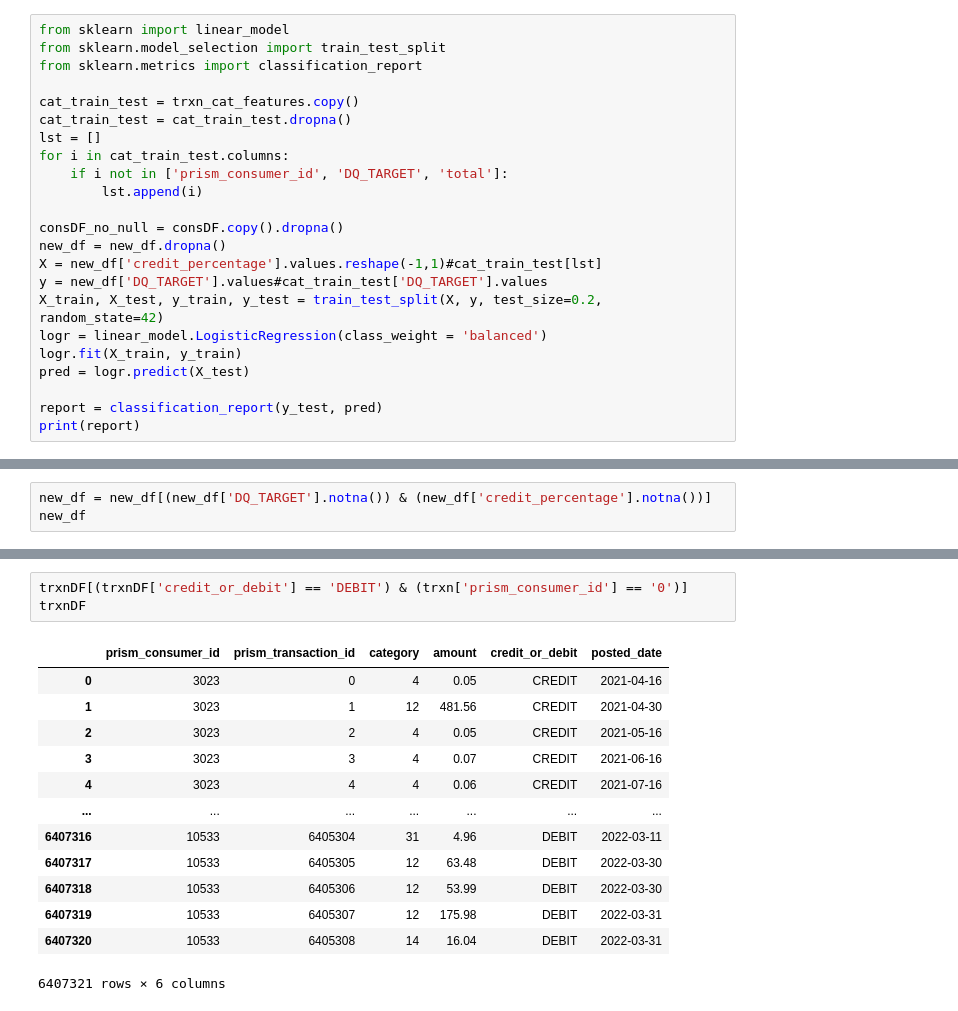
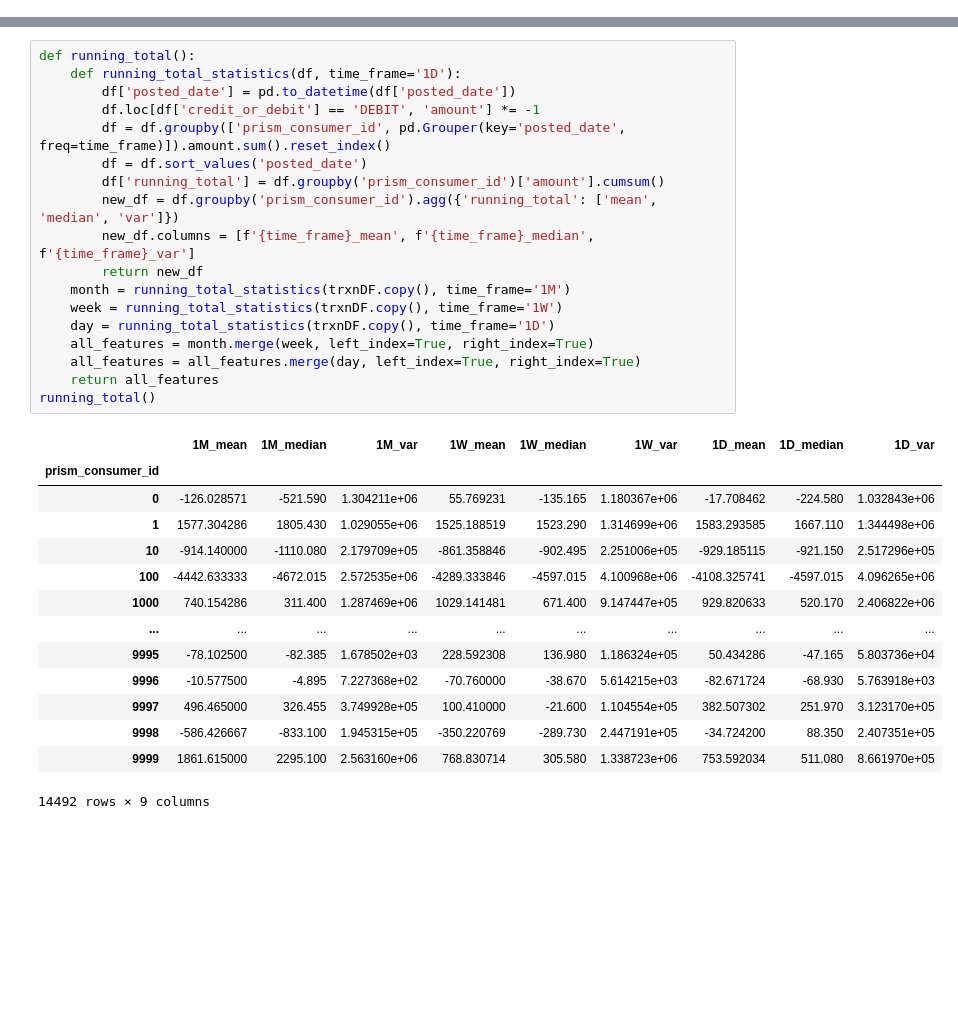
Before and after one commit to hillarychang/dsc180b-capstone-q2, a Jupyter notebook: src/notebooks/Jevan_feature_creation.ipynb, the cells around one changed output, grey strips where cells are left out. Cells and saved outputs as stored; diff of their text form; blank space fills up the shorter version.

```diff
--- a/src/notebooks/Jevan_feature_creation.ipynb
+++ b/src/notebooks/Jevan_feature_creation.ipynb
@@ -223,23 +77,0 @@ Name: SELF_TRANSFER, dtype: float64
-# %%
-from sklearn import linear_model
-from sklearn.model_selection import train_test_split
-from sklearn.metrics import classification_report
-
-cat_train_test = trxn_cat_features.copy()
-cat_train_test = cat_train_test.dropna()
-lst = []
-for i in cat_train_test.columns:
-    if i not in ['prism_consumer_id', 'DQ_TARGET', 'total']:
-        lst.append(i)
-
-consDF_no_null = consDF.copy().dropna()
-new_df = new_df.dropna()
-X = new_df['credit_percentage'].values.reshape(-1,1)#cat_train_test[lst]
-y = new_df['DQ_TARGET'].values#cat_train_test['DQ_TARGET'].values
-X_train, X_test, y_train, y_test = train_test_split(X, y, test_size=0.2, random_state=42)
-logr = linear_model.LogisticRegression(class_weight = 'balanced')
-logr.fit(X_train, y_train)
-pred = logr.predict(X_test)
-
-report = classification_report(y_test, pred)
-print(report)
@@ -255,3 +77,0 @@ weighted avg       0.88      0.41      0.50      2273
-# %%
-new_df = new_df[(new_df['DQ_TARGET'].notna()) & (new_df['credit_percentage'].notna())]
-new_df
@@ -289,18 +78,34 @@ new_df
-# %%
-trxnDF[(trxnDF['credit_or_debit'] == 'DEBIT') & (trxn['prism_consumer_id'] == '0')]
-trxnDF
-# %% [output]
-|  | prism_consumer_id | prism_transaction_id | category | amount | credit_or_debit | posted_date |
-| 0 | 3023 | 0 | 4 | 0.05 | CREDIT | 2021-04-16 |
-| 1 | 3023 | 1 | 12 | 481.56 | CREDIT | 2021-04-30 |
-| 2 | 3023 | 2 | 4 | 0.05 | CREDIT | 2021-05-16 |
-| 3 | 3023 | 3 | 4 | 0.07 | CREDIT | 2021-06-16 |
-| 4 | 3023 | 4 | 4 | 0.06 | CREDIT | 2021-07-16 |
-| ... | ... | ... | ... | ... | ... | ... |
-| 6407316 | 10533 | 6405304 | 31 | 4.96 | DEBIT | 2022-03-11 |
-| 6407317 | 10533 | 6405305 | 12 | 63.48 | DEBIT | 2022-03-30 |
-| 6407318 | 10533 | 6405306 | 12 | 53.99 | DEBIT | 2022-03-30 |
-| 6407319 | 10533 | 6405307 | 12 | 175.98 | DEBIT | 2022-03-31 |
-| 6407320 | 10533 | 6405308 | 14 | 16.04 | DEBIT | 2022-03-31 |
-6407321 rows × 6 columns
+# %%
+def running_total():
+    def running_total_statistics(df, time_frame='1D'):
+        df['posted_date'] = pd.to_datetime(df['posted_date'])
+        df.loc[df['credit_or_debit'] == 'DEBIT', 'amount'] *= -1
+        df = df.groupby(['prism_consumer_id', pd.Grouper(key='posted_date', freq=time_frame)]).amount.sum().reset_index()
+        df = df.sort_values('posted_date')
+        df['running_total'] = df.groupby('prism_consumer_id')['amount'].cumsum()
+        new_df = df.groupby('prism_consumer_id').agg({'running_total': ['mean', 'median', 'var']})
+        new_df.columns = [f'{time_frame}_mean', f'{time_frame}_median', f'{time_frame}_var']
+        return new_df
+    month = running_total_statistics(trxnDF.copy(), time_frame='1M')
+    week = running_total_statistics(trxnDF.copy(), time_frame='1W')
+    day = running_total_statistics(trxnDF.copy(), time_frame='1D')
+    all_features = month.merge(week, left_index=True, right_index=True)
+    all_features = all_features.merge(day, left_index=True, right_index=True)
+    return all_features
+running_total()
+# %% [output]
+|  | 1M_mean | 1M_median | 1M_var | 1W_mean | 1W_median | 1W_var | 1D_mean | 1D_median | 1D_var |
+| prism_consumer_id |  |  |  |  |  |  |  |  |  |
+| 0 | -126.028571 | -521.590 | 1.304211e+06 | 55.769231 | -135.165 | 1.180367e+06 | -17.708462 | -224.580 | 1.032843e+06 |
+| 1 | 1577.304286 | 1805.430 | 1.029055e+06 | 1525.188519 | 1523.290 | 1.314699e+06 | 1583.293585 | 1667.110 | 1.344498e+06 |
+| 10 | -914.140000 | -1110.080 | 2.179709e+05 | -861.358846 | -902.495 | 2.251006e+05 | -929.185115 | -921.150 | 2.517296e+05 |
+| 100 | -4442.633333 | -4672.015 | 2.572535e+06 | -4289.333846 | -4597.015 | 4.100968e+06 | -4108.325741 | -4597.015 | 4.096265e+06 |
+| 1000 | 740.154286 | 311.400 | 1.287469e+06 | 1029.141481 | 671.400 | 9.147447e+05 | 929.820633 | 520.170 | 2.406822e+06 |
+| ... | ... | ... | ... | ... | ... | ... | ... | ... | ... |
+| 9995 | -78.102500 | -82.385 | 1.678502e+03 | 228.592308 | 136.980 | 1.186324e+05 | 50.434286 | -47.165 | 5.803736e+04 |
+| 9996 | -10.577500 | -4.895 | 7.227368e+02 | -70.760000 | -38.670 | 5.614215e+03 | -82.671724 | -68.930 | 5.763918e+03 |
+| 9997 | 496.465000 | 326.455 | 3.749928e+05 | 100.410000 | -21.600 | 1.104554e+05 | 382.507302 | 251.970 | 3.123170e+05 |
+| 9998 | -586.426667 | -833.100 | 1.945315e+05 | -350.220769 | -289.730 | 2.447191e+05 | -34.724200 | 88.350 | 2.407351e+05 |
+| 9999 | 1861.615000 | 2295.100 | 2.563160e+06 | 768.830714 | 305.580 | 1.338723e+06 | 753.592034 | 511.080 | 8.661970e+05 |
+14492 rows × 9 columns
 # %%
```
Also changed, not shown: parts of 26 cells of this notebook.
